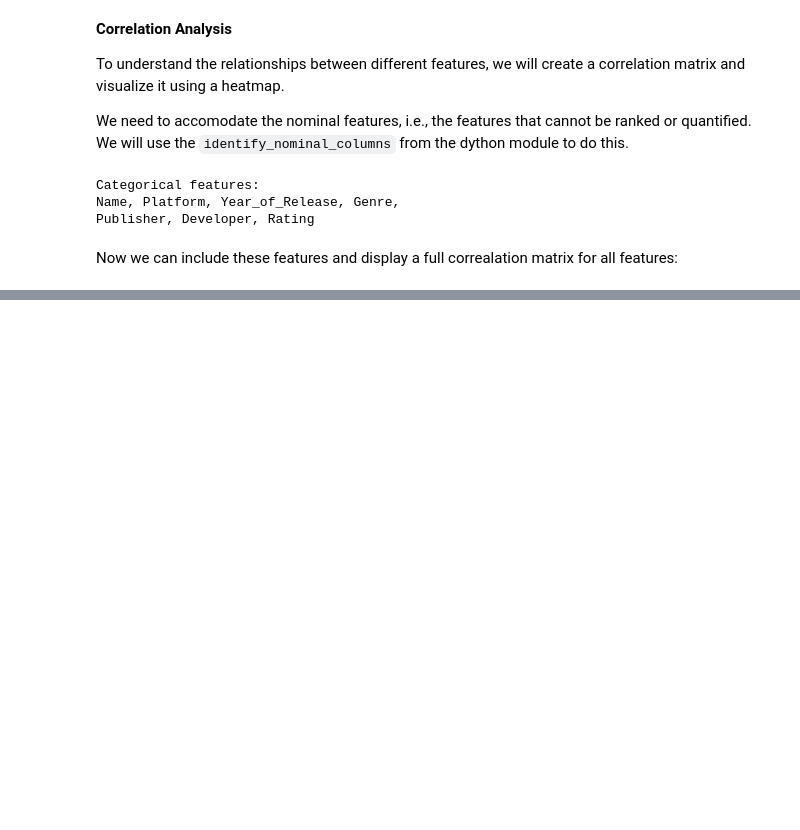
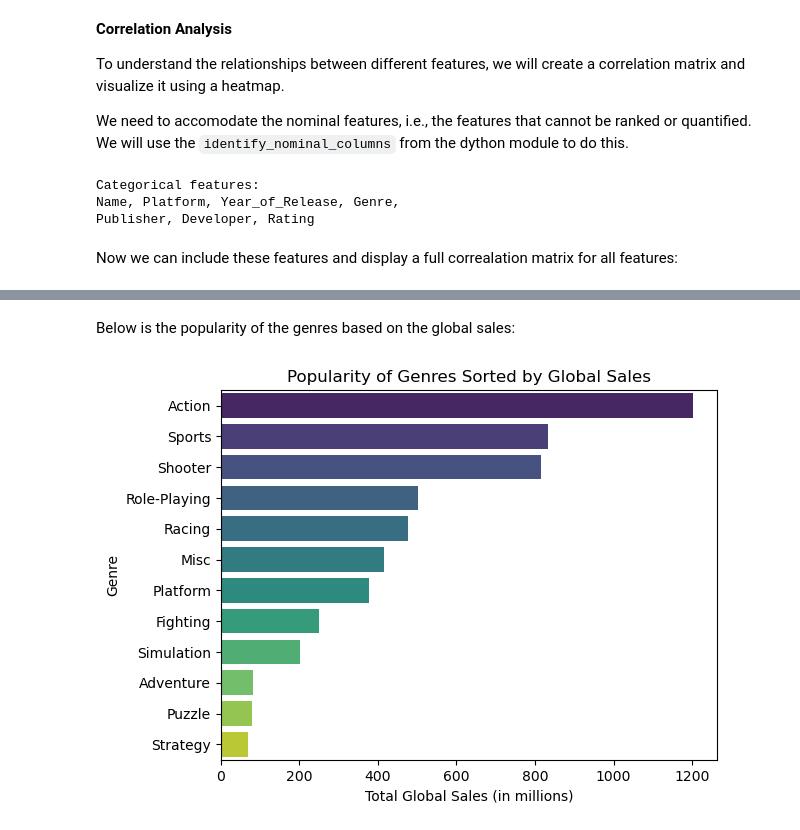
Before and after one commit to ynmu/csca5632-final-game-recommender, a Jupyter notebook: submission.ipynb, the cells around one changed output, grey strips where cells are left out. Drawn from its saved outputs; the diff is of its cells as text; code cells hidden in the pictures; blank space fills up the shorter version.

```diff
--- a/submission.ipynb
+++ b/submission.ipynb
@@ -296,0 +391,12 @@ Next, we apply one-hot encoding to the categorical features to convert them into
+# %% [markdown]
+Below is the popularity of the genres based on the global sales:
+# %%
+# Most popular genres by global sales
+genre_sales = data.groupby('Genre')['Global_Sales'].sum().sort_values(ascending=False).reset_index()
+sns.barplot(x='Global_Sales', y='Genre', data=genre_sales, palette='viridis', hue='Genre')
+plt.title('Popularity of Genres Sorted by Global Sales')
+plt.xlabel('Total Global Sales (in millions)')
+plt.ylabel('Genre')
+plt.show()
+# %% [output]
+[figure, added]
```
Also changed, not shown: parts of 36 cells of this notebook.
